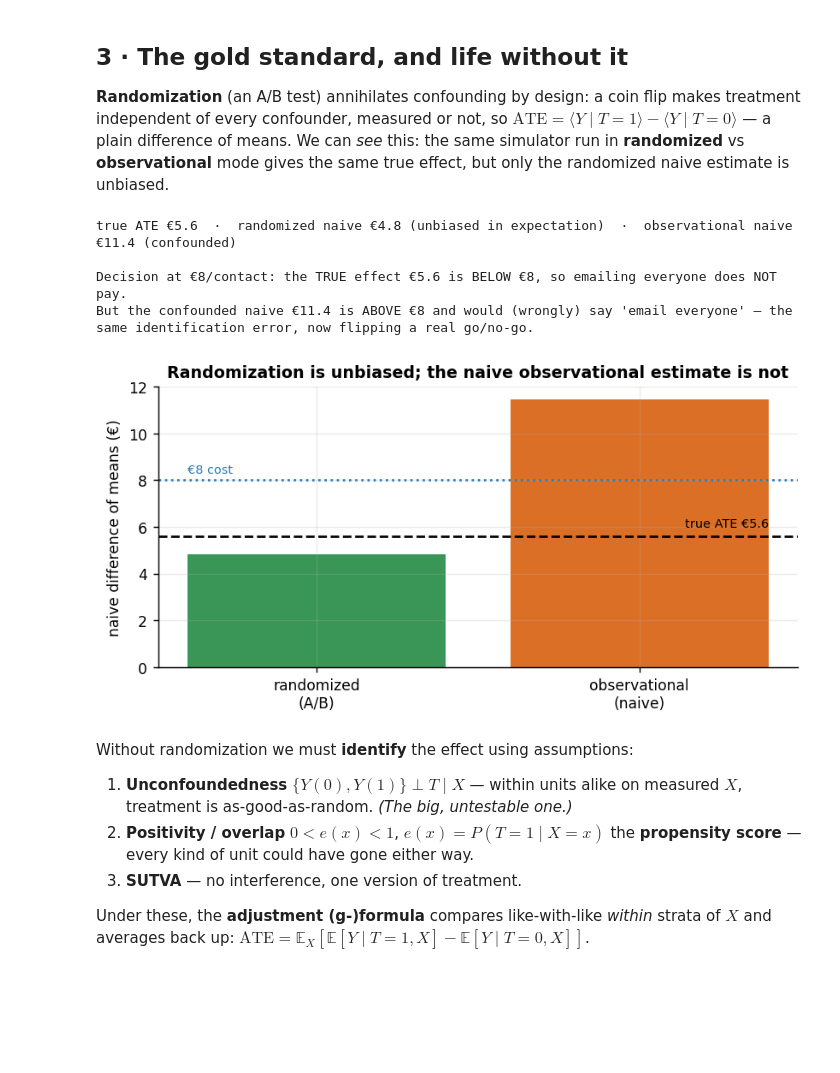
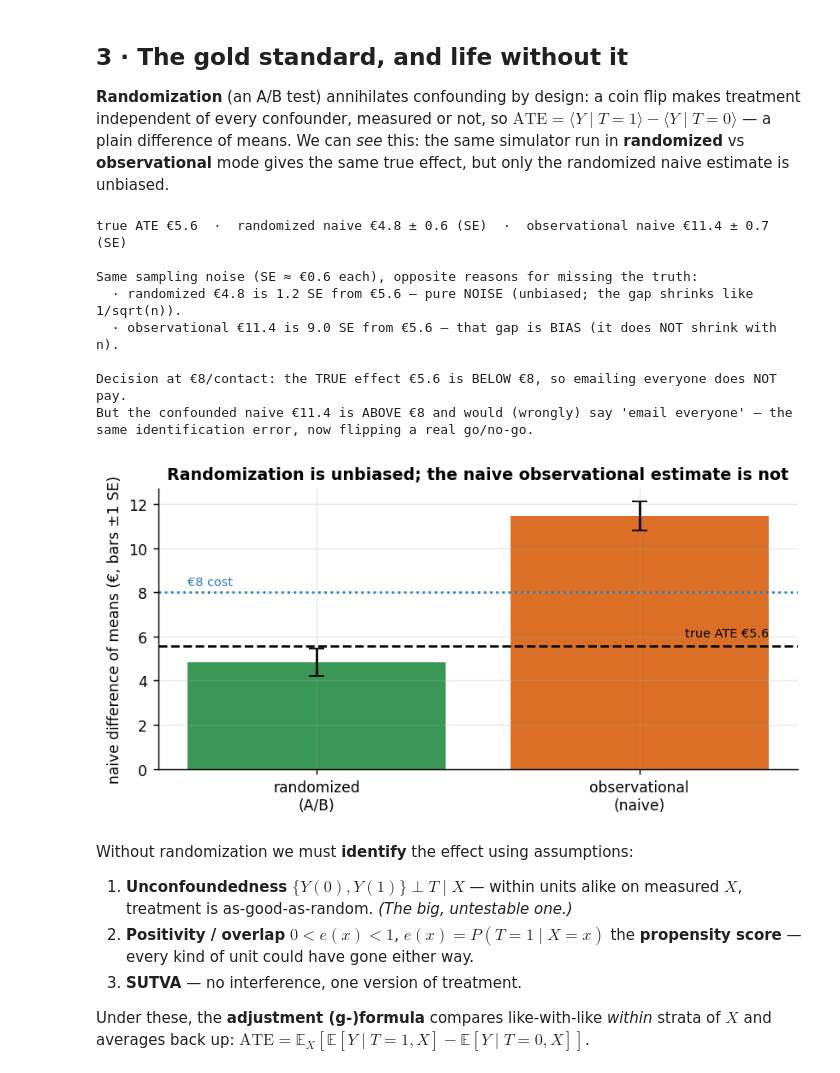
Before and after one commit to fmuia/sda_projects, a Jupyter notebook: causal-marketing-pymc/notebooks/00_foundations.ipynb, the cells around one changed output. Drawn from its saved outputs; the diff is of its cells as text; code cells hidden in the pictures; blank space fills up the shorter version.

```diff
--- a/causal-marketing-pymc/notebooks/00_foundations.ipynb
+++ b/causal-marketing-pymc/notebooks/00_foundations.ipynb
@@ -62,25 +62,37 @@ estimate is unbiased.
 # %%
 COST = 8.0
 rand = dgp.uplift_customers(n=3000, regime="randomized", seed=1)
 obs  = dgp.uplift_customers(n=3000, regime="observational", seed=1)
-def naive(d): return d.loc[d["T"]==1,"y"].mean() - d.loc[d["T"]==0,"y"].mean()
+def naive_se(d):                                    # difference of means + its standard error
+    yt, yc = d.loc[d["T"]==1, "y"].values, d.loc[d["T"]==0, "y"].values
+    return yt.mean() - yc.mean(), np.sqrt(yt.var(ddof=1)/len(yt) + yc.var(ddof=1)/len(yc))
+(dr, ser), (do, seo) = naive_se(rand), naive_se(obs)
+true = rand.tau.mean()
 fig, ax = plt.subplots(figsize=(6.5, 3.4))
-ax.bar(["randomized\n(A/B)","observational\n(naive)"], [naive(rand), naive(obs)], color=[plots.GREEN, plots.ORANGE], alpha=0.9)
-ax.axhline(rand.tau.mean(), color="k", ls="--"); ax.text(1.4, rand.tau.mean()+0.4, f"true ATE €{rand.tau.mean():.1f}", ha="right", fontsize=8)
+ax.bar(["randomized\n(A/B)", "observational\n(naive)"], [dr, do], yerr=[ser, seo],
+       color=[plots.GREEN, plots.ORANGE], alpha=0.9, capsize=5, ecolor="k")   # error bars = +/-1 SE
+ax.axhline(true, color="k", ls="--"); ax.text(1.4, true+0.4, f"true ATE €{true:.1f}", ha="right", fontsize=8)
 ax.axhline(COST, color=plots.BLUE, ls=":"); ax.text(-0.4, COST+0.3, f"€{COST:.0f} cost", fontsize=8, color=plots.BLUE)
-ax.set_ylabel("naive difference of means (€)"); ax.set_title("Randomization is unbiased; the naive observational estimate is not")
+ax.set_ylabel("naive difference of means (€, bars ±1 SE)")
+ax.set_title("Randomization is unbiased; the naive observational estimate is not")
 fig.tight_layout()
-print(f"true ATE €{rand.tau.mean():.1f}  ·  randomized naive €{naive(rand):.1f} (unbiased in expectation)  ·  observational naive €{naive(obs):.1f} (confounded)")
-# The euro decision this flips: email everyone only if the average effect beats the €8 contact cost.
-print(f"\nDecision at €{COST:.0f}/contact: the TRUE effect €{rand.tau.mean():.1f} is BELOW €{COST:.0f}, so emailing "
-      f"everyone does NOT pay.\nBut the confounded naive €{naive(obs):.1f} is ABOVE €{COST:.0f} and would (wrongly) say "
-      f"'email everyone' — the same identification error, now flipping a real go/no-go.")
+print(f"true ATE €{true:.1f}  ·  randomized naive €{dr:.1f} ± {ser:.1f} (SE)  ·  observational naive €{do:.1f} ± {seo:.1f} (SE)")
+print(f"\nSame sampling noise (SE ≈ €{ser:.1f} each), opposite reasons for missing the truth:")
+print(f"  · randomized €{dr:.1f} is {abs(dr-true)/ser:.1f} SE from €{true:.1f} — pure NOISE (unbiased; the gap shrinks like 1/sqrt(n)).")
+print(f"  · observational €{do:.1f} is {abs(do-true)/seo:.1f} SE from €{true:.1f} — that gap is BIAS (it does NOT shrink with n).")
+print(f"\nDecision at €{COST:.0f}/contact: the TRUE effect €{true:.1f} is BELOW €{COST:.0f}, so emailing everyone does NOT pay.\n"
+      f"But the confounded naive €{do:.1f} is ABOVE €{COST:.0f} and would (wrongly) say 'email everyone' — the same "
+      f"identification error, now flipping a real go/no-go.")
 # %% [output]
-true ATE €5.6  ·  randomized naive €4.8 (unbiased in expectation)  ·  observational naive €11.4 (confounded)
+true ATE €5.6  ·  randomized naive €4.8 ± 0.6 (SE)  ·  observational naive €11.4 ± 0.7 (SE)
+
+Same sampling noise (SE ≈ €0.6 each), opposite reasons for missing the truth:
+  · randomized €4.8 is 1.2 SE from €5.6 — pure NOISE (unbiased; the gap shrinks like 1/sqrt(n)).
+  · observational €11.4 is 9.0 SE from €5.6 — that gap is BIAS (it does NOT shrink with n).
 
 Decision at €8/contact: the TRUE effect €5.6 is BELOW €8, so emailing everyone does NOT pay.
 But the confounded naive €11.4 is ABOVE €8 and would (wrongly) say 'email everyone' — the same identification error, now flipping a real go/no-go.
-[figure, old version]
+[figure, new version]
 # %% [markdown]
 Without randomization we must **identify** the effect using assumptions:
 
```
Also changed, not shown: parts of 1 cell of this notebook, 2 other files.
